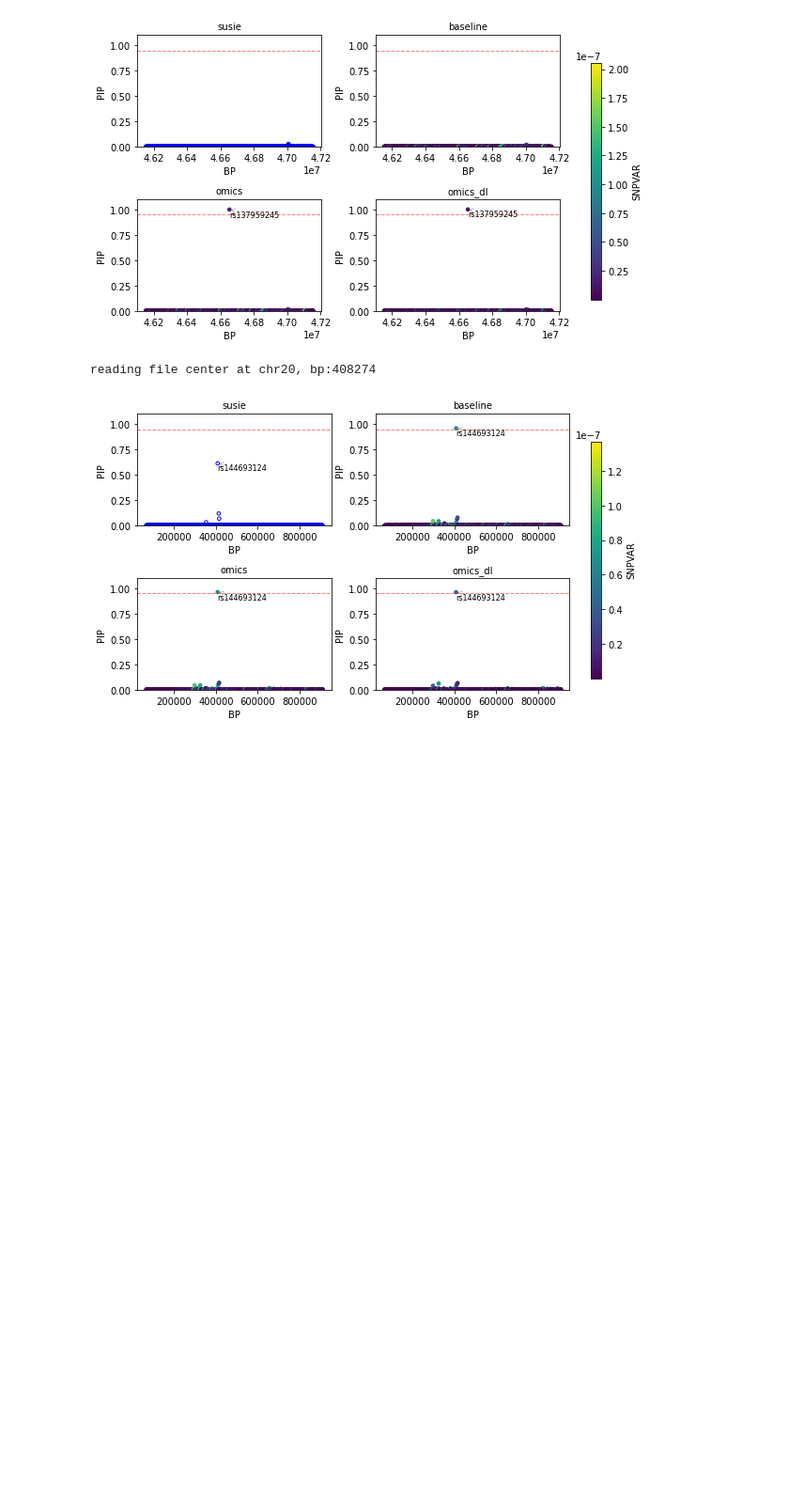
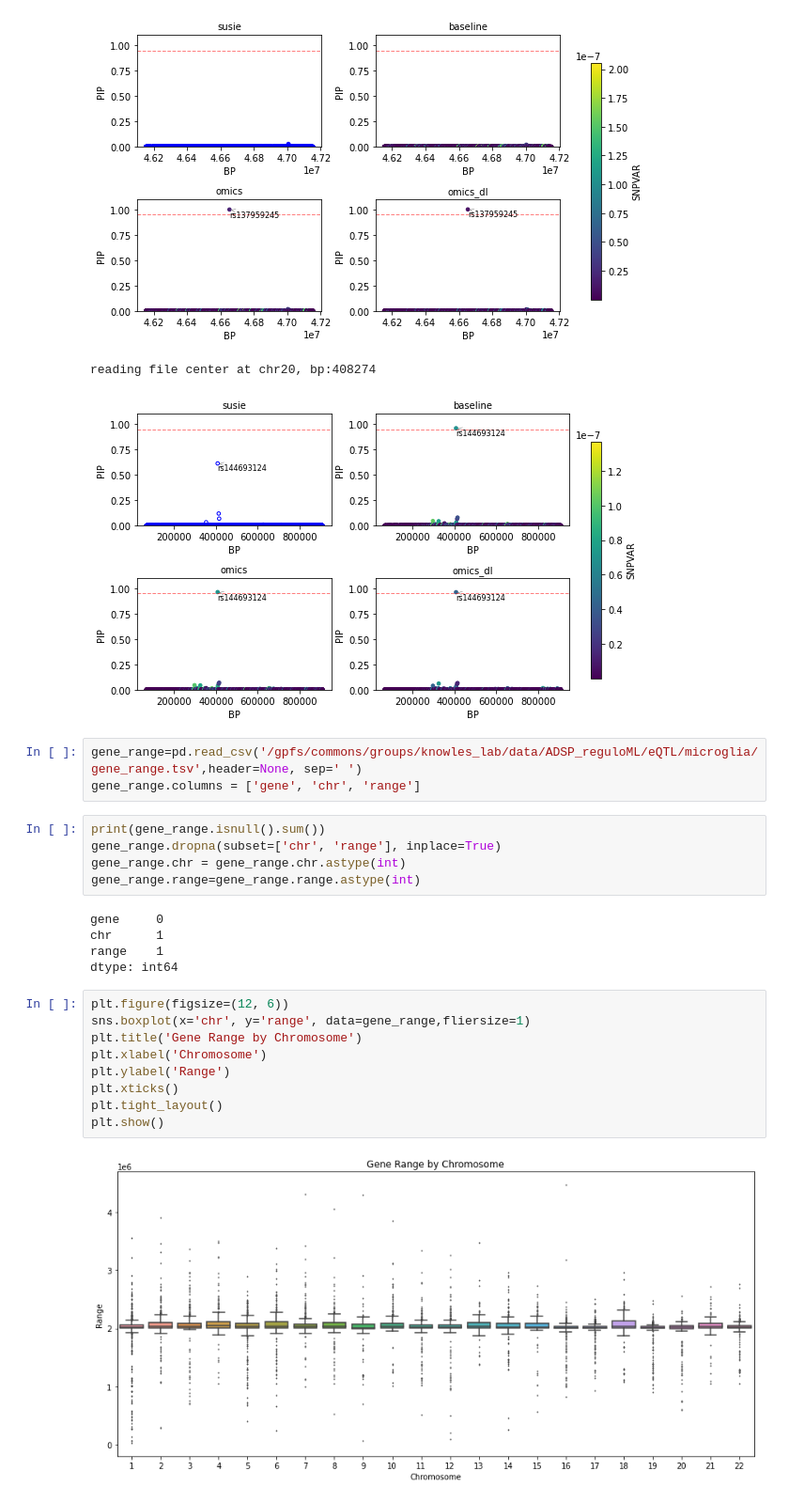
Before and after one commit to teresa-sansan/ADSP_polyfun, a Jupyter notebook: coloc/plot_finemapping.ipynb, the cells around one changed output. Shown at 94% size. Saved outputs shown, nothing was run; the diff lists cells and outputs as text; blank space fills up the shorter version.

```diff
--- a/coloc/plot_finemapping.ipynb
+++ b/coloc/plot_finemapping.ipynb
@@ -105,3 +118,27 @@ reading file center at chr19, bp:46653831
 [figure]
 reading file center at chr20, bp:408274
 [figure]
+# %%
+gene_range=pd.read_csv('/gpfs/commons/groups/knowles_lab/data/ADSP_reguloML/eQTL/microglia/gene_range.tsv',header=None, sep=' ')
+gene_range.columns = ['gene', 'chr', 'range']
+# %%
+print(gene_range.isnull().sum())
+gene_range.dropna(subset=['chr', 'range'], inplace=True)
+gene_range.chr = gene_range.chr.astype(int)
+gene_range.range=gene_range.range.astype(int)
+# %% [output]
+gene     0
+chr      1
+range    1
+dtype: int64
+# %%
+plt.figure(figsize=(12, 6))
+sns.boxplot(x='chr', y='range', data=gene_range,fliersize=1)
+plt.title('Gene Range by Chromosome')
+plt.xlabel('Chromosome')
+plt.ylabel('Range')
+plt.xticks()
+plt.tight_layout()
+plt.show()
+# %% [output]
+[figure, added]
```
Also changed, not shown: parts of 5 cells of this notebook, 8 other files.
